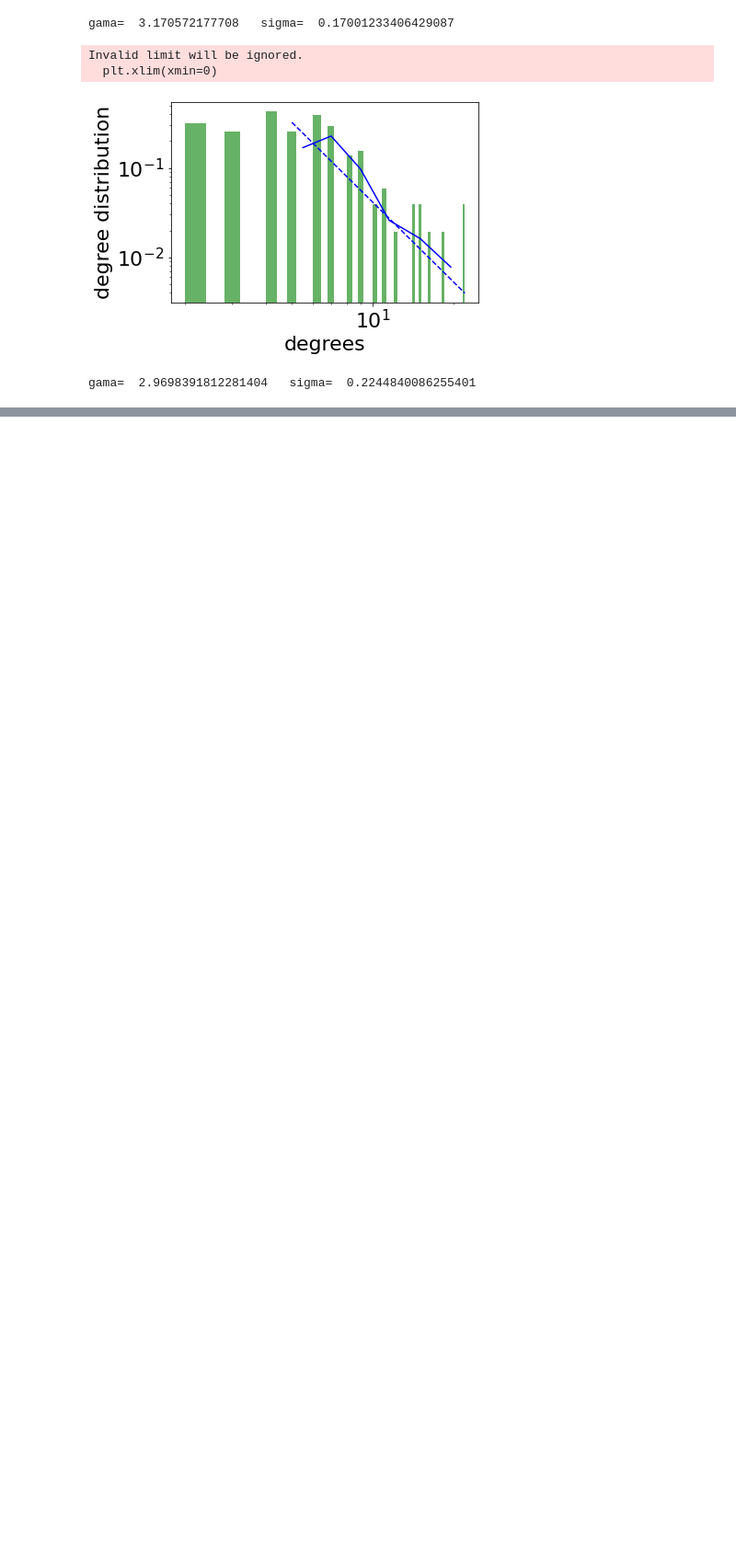
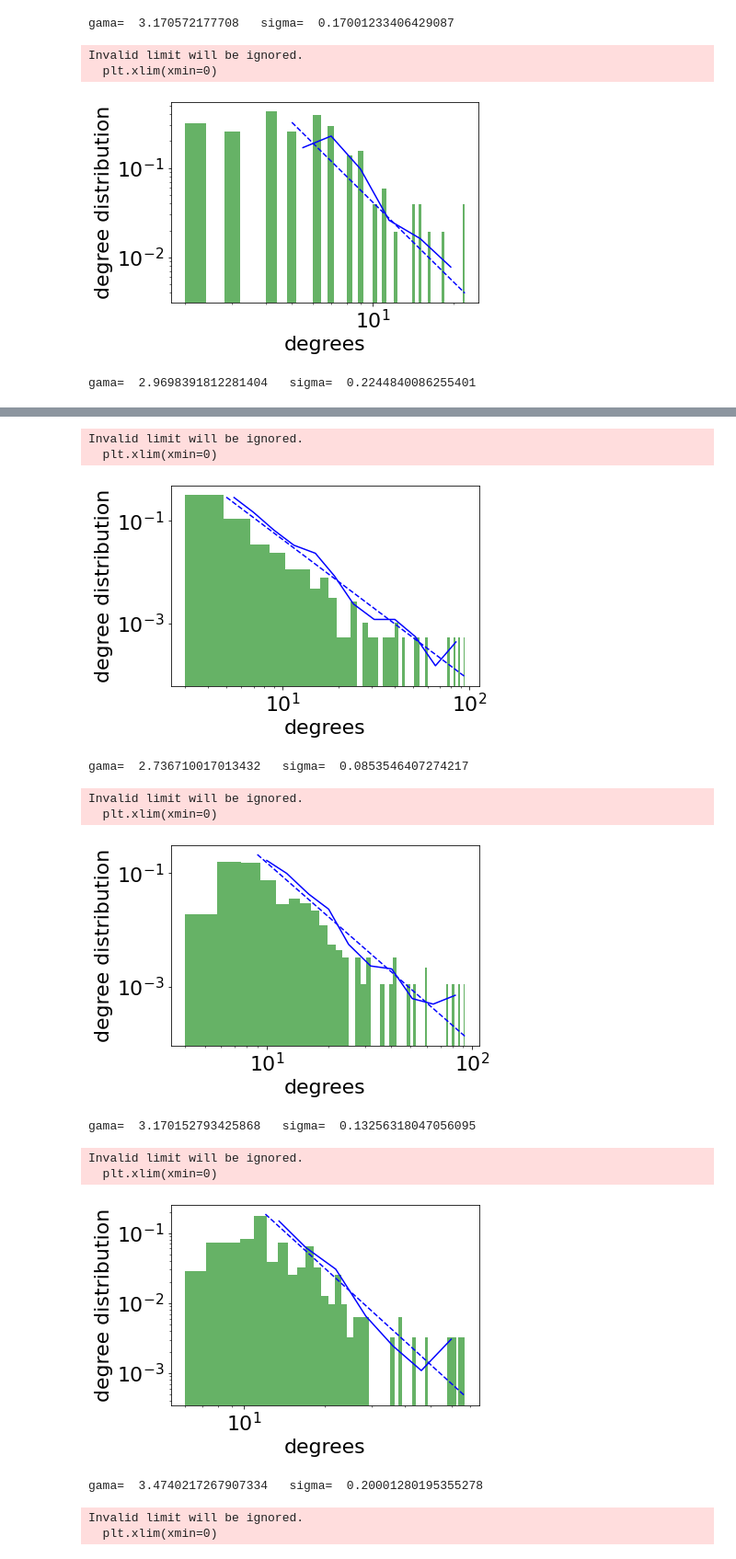
Before and after one commit to matheusloures42/renormalization-simplicial-complexes, a Jupyter notebook: barabasi.ipynb, the cells around one changed output, grey strips where cells are left out. Shown: that part at 92% size. Drawn from its saved outputs; the diff is of its cells as text; code cells hidden in the pictures; blank space fills up the shorter version.

```diff
--- a/barabasi.ipynb
+++ b/barabasi.ipynb
@@ -278,0 +299,20 @@ print(Average_degree_weighted(G3brep))
+# %%
+plot_degree_dist_power_law(G0,5)
+plot_degree_dist_power_law(G1brep,9)
+plot_degree_dist_power_law(G2brep,12)
+plot_degree_dist_power_law(G3brep,15)
+# %% [output]
+Invalid limit will be ignored.
+  plt.xlim(xmin=0)
+[figure, added]
+gama=  2.736710017013432   sigma=  0.0853546407274217
+Invalid limit will be ignored.
+  plt.xlim(xmin=0)
+[figure, added]
+gama=  3.170152793425868   sigma=  0.13256318047056095
+Invalid limit will be ignored.
+  plt.xlim(xmin=0)
+[figure, added]
+gama=  3.4740217267907334   sigma=  0.20001280195355278
+Invalid limit will be ignored.
+  plt.xlim(xmin=0)
```
Also changed, not shown: parts of 19 cells of this notebook, 1 other file.
